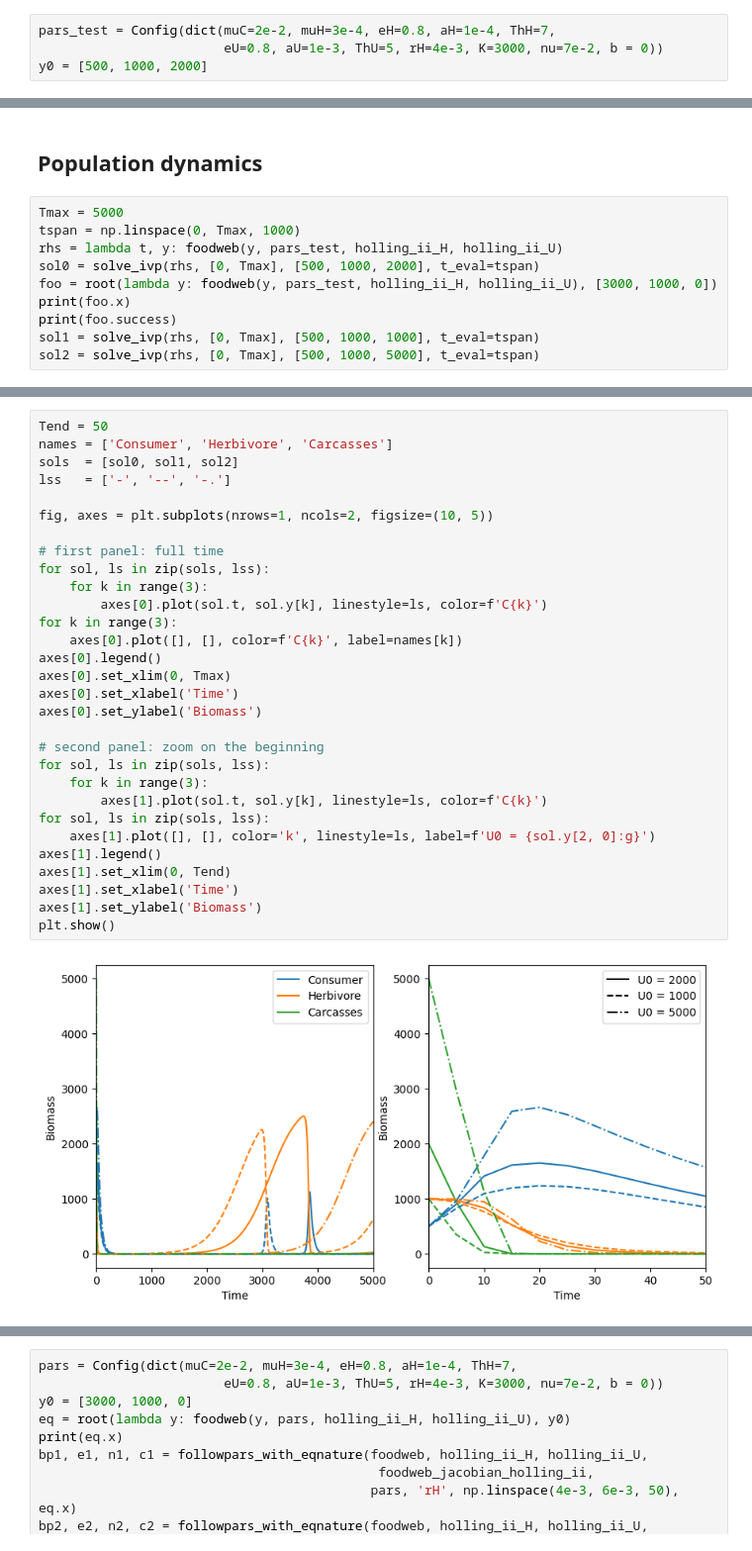
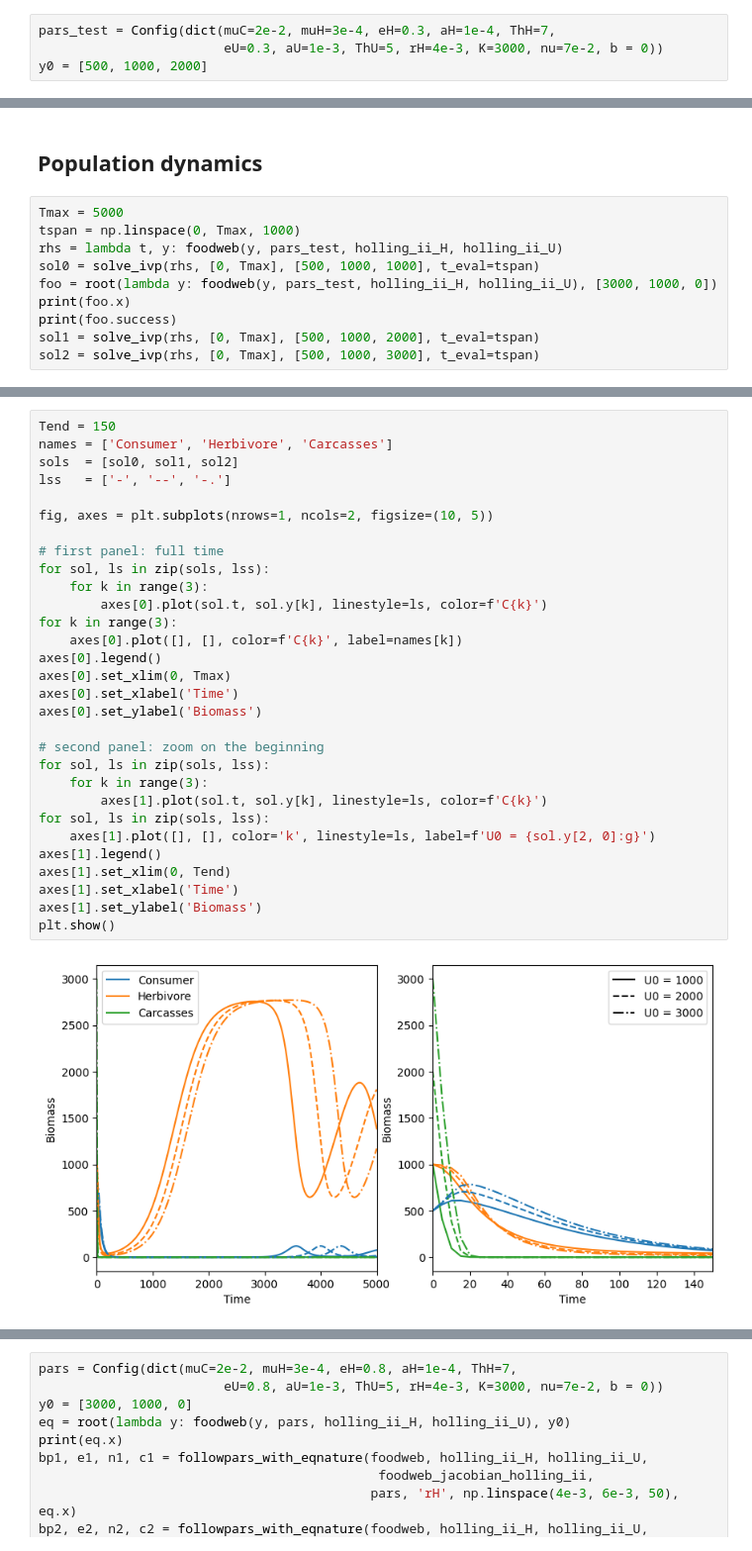
Before and after one commit to linh-phuong/pulsation, a Jupyter notebook: toymodels/toymodel1.ipynb, the cells around one changed output, grey strips where cells are left out. Shown at 99% size. Drawn from its saved outputs; the diff is of its cells as text.

```diff
--- a/toymodels/toymodel1.ipynb
+++ b/toymodels/toymodel1.ipynb
@@ -9,8 +9,8 @@ from tools_eco import holling_ii_H, holling_ii_U, simulation_with_pulse
 # %% [markdown]
 # Initial parameter for testing
 # %%
-pars_test = Config(dict(muC=2e-2, muH=3e-4, eH=0.8, aH=1e-4, ThH=7,
-                        eU=0.8, aU=1e-3, ThU=5, rH=4e-3, K=3000, nu=7e-2, b = 0))
+pars_test = Config(dict(muC=2e-2, muH=3e-4, eH=0.3, aH=1e-4, ThH=7,
+                        eU=0.3, aU=1e-3, ThU=5, rH=4e-3, K=3000, nu=7e-2, b = 0))
 y0 = [500, 1000, 2000]
 # %% [markdown]
 ## Functional response plot
@@ -44,10 +44,10 @@ fig3d.show()
 Tmax = 5000
 tspan = np.linspace(0, Tmax, 1000)
 rhs = lambda t, y: foodweb(y, pars_test, holling_ii_H, holling_ii_U)
-sol0 = solve_ivp(rhs, [0, Tmax], [500, 1000, 2000], t_eval=tspan)
+sol0 = solve_ivp(rhs, [0, Tmax], [500, 1000, 1000], t_eval=tspan)
 foo = root(lambda y: foodweb(y, pars_test, holling_ii_H, holling_ii_U), [3000, 1000, 0])
 print(foo.x)
 print(foo.success)
-sol1 = solve_ivp(rhs, [0, Tmax], [500, 1000, 1000], t_eval=tspan)
-sol2 = solve_ivp(rhs, [0, Tmax], [500, 1000, 5000], t_eval=tspan)
+sol1 = solve_ivp(rhs, [0, Tmax], [500, 1000, 2000], t_eval=tspan)
+sol2 = solve_ivp(rhs, [0, Tmax], [500, 1000, 3000], t_eval=tspan)
 # %% [output]
@@ -55,34 +55,34 @@ sol2 = solve_ivp(rhs, [0, Tmax], [500, 1000, 5000], t_eval=tspan)
 True
 # %%
-Tend = 50
+Tend = 150
 names = ['Consumer', 'Herbivore', 'Carcasses']
 sols  = [sol0, sol1, sol2]
 lss   = ['-', '--', '-.']
 
 fig, axes = plt.subplots(nrows=1, ncols=2, figsize=(10, 5))
 
 # first panel: full time
 for sol, ls in zip(sols, lss):
     for k in range(3):
         axes[0].plot(sol.t, sol.y[k], linestyle=ls, color=f'C{k}')
 for k in range(3):
     axes[0].plot([], [], color=f'C{k}', label=names[k])
 axes[0].legend()
 axes[0].set_xlim(0, Tmax)
 axes[0].set_xlabel('Time')
 axes[0].set_ylabel('Biomass')
 
 # second panel: zoom on the beginning
 for sol, ls in zip(sols, lss):
     for k in range(3):
         axes[1].plot(sol.t, sol.y[k], linestyle=ls, color=f'C{k}')
 for sol, ls in zip(sols, lss):
     axes[1].plot([], [], color='k', linestyle=ls, label=f'U0 = {sol.y[2, 0]:g}')
 axes[1].legend()
 axes[1].set_xlim(0, Tend)
 axes[1].set_xlabel('Time')
 axes[1].set_ylabel('Biomass')
 plt.show()
 # %% [output]
-[figure, old version]
+[figure, new version]
 # %% [markdown]
```
Also changed, not shown: parts of 5 cells of this notebook, 2 other files.
